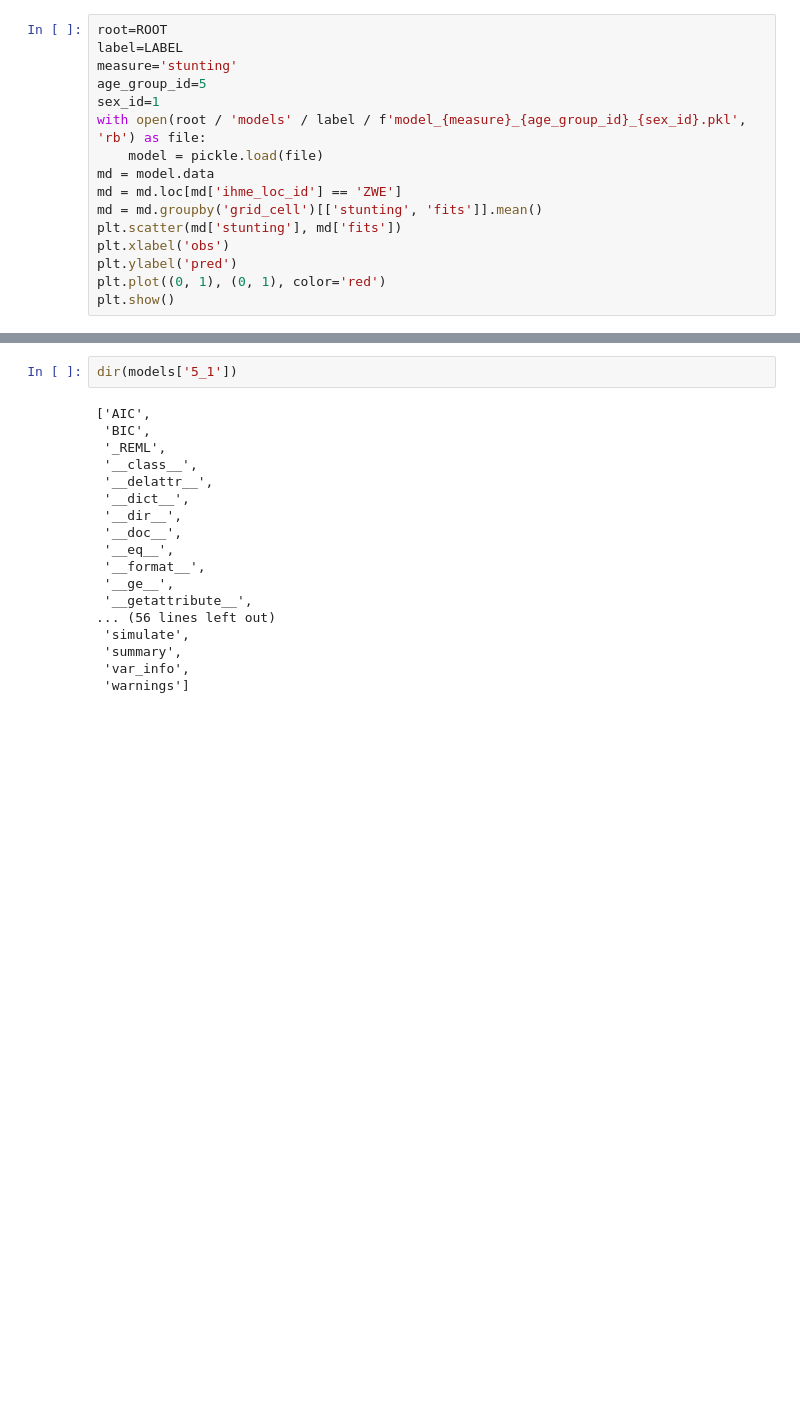
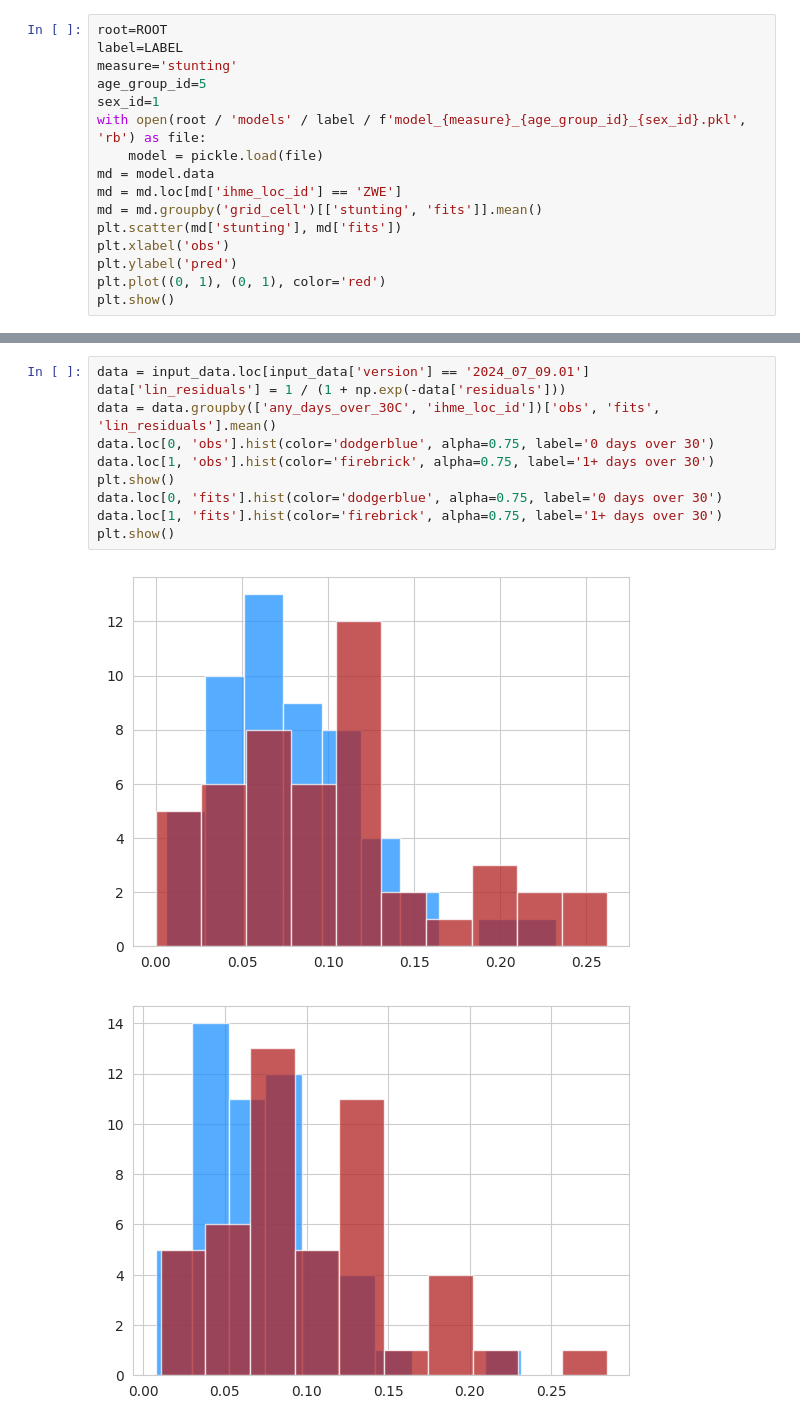
Before and after one commit to ihmeuw/rra-climate-health, a Jupyter notebook: notebooks/2024_06_25_compare_to_GBD.ipynb, the cells around one changed output, grey strips where cells are left out. Saved outputs shown, nothing was run; the diff lists cells and outputs as text; blank space fills up the shorter version.

```diff
--- a/notebooks/2024_06_25_compare_to_GBD.ipynb
+++ b/notebooks/2024_06_25_compare_to_GBD.ipynb
@@ -301,20 +465,13 @@ plt.show()
-# %%
-dir(models['5_1'])
-# %% [output]
-['AIC',
- 'BIC',
- '_REML',
- '__class__',
- '__delattr__',
- '__dict__',
- '__dir__',
- '__doc__',
- '__eq__',
- '__format__',
- '__ge__',
- '__getattribute__',
-... (56 lines left out)
- 'simulate',
- 'summary',
- 'var_info',
- 'warnings']
+# %%
+data = input_data.loc[input_data['version'] == '2024_07_09.01']
+data['lin_residuals'] = 1 / (1 + np.exp(-data['residuals']))
+data = data.groupby(['any_days_over_30C', 'ihme_loc_id'])['obs', 'fits', 'lin_residuals'].mean()
+data.loc[0, 'obs'].hist(color='dodgerblue', alpha=0.75, label='0 days over 30')
+data.loc[1, 'obs'].hist(color='firebrick', alpha=0.75, label='1+ days over 30')
+plt.show()
+data.loc[0, 'fits'].hist(color='dodgerblue', alpha=0.75, label='0 days over 30')
+data.loc[1, 'fits'].hist(color='firebrick', alpha=0.75, label='1+ days over 30')
+plt.show()
+# %% [output]
+[figure, added]
+[figure, added]
```
Also changed, not shown: parts of 29 cells of this notebook, 2 other files.
